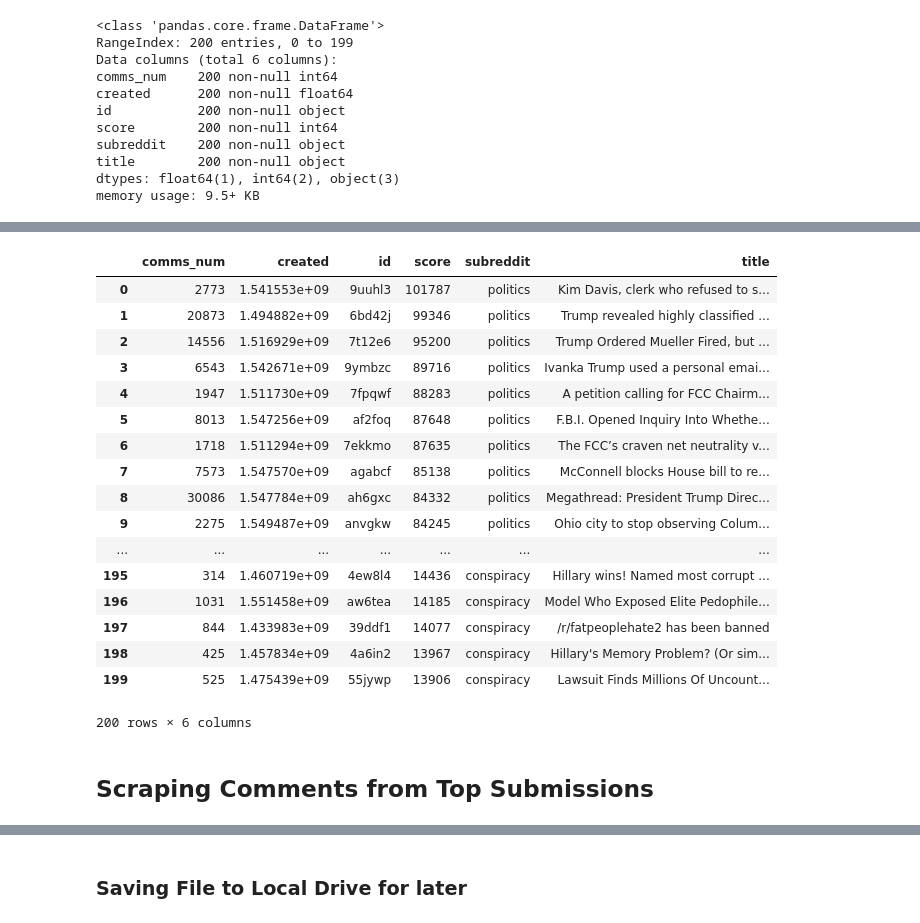
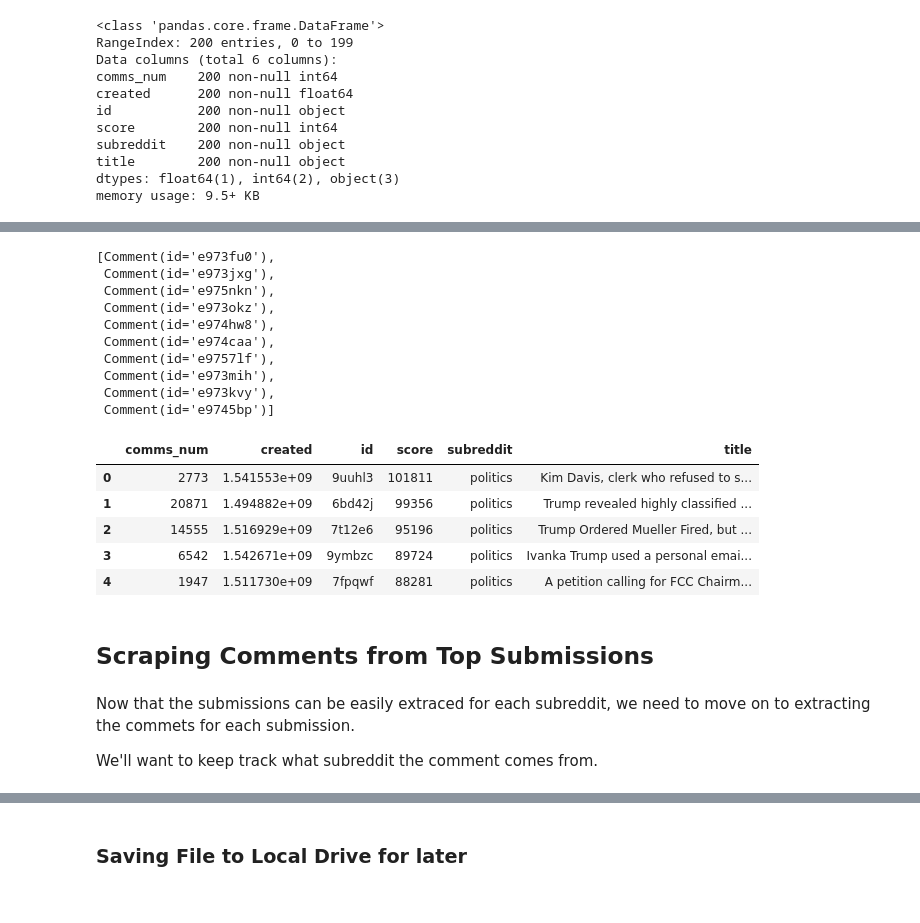
Before and after one commit to zdwhite/Thinkful-Unit-4, a Jupyter notebook: NLP_capstone_Data_Pipeline.ipynb, the cells around one changed output, grey strips where cells are left out. Drawn from its saved outputs; the diff is of its cells as text; code cells hidden in the pictures.

```diff
--- a/NLP_capstone_Data_Pipeline.ipynb
+++ b/NLP_capstone_Data_Pipeline.ipynb
@@ -119,26 +199,34 @@ reddit.submission(top_submissions['id'][0]).comments.list()
+# %%
+# This will grab all the comment id's for every submission ID
+# Notice that each submission contains a tree called (more comments)
+# This tree must be pruned for each submission ID
+reddit.submission(top_submissions['id'][0]).comments.list()[:10]
+# %% [output]
+[Comment(id='e973fu0'),
+ Comment(id='e973jxg'),
+ Comment(id='e975nkn'),
+ Comment(id='e973okz'),
+ Comment(id='e974hw8'),
+ Comment(id='e974caa'),
+ Comment(id='e9757lf'),
+ Comment(id='e973mih'),
+ Comment(id='e973kvy'),
+ Comment(id='e9745bp')]
 # %%
-top_submissions
+top_submissions.head()
 # %% [output]
 |  | comms_num | created | id | score | subreddit | title |
-| 0 | 2773 | 1.541553e+09 | 9uuhl3 | 101787 | politics | Kim Davis, clerk who refused to s... |
-| 1 | 20873 | 1.494882e+09 | 6bd42j | 99346 | politics | Trump revealed highly classified ... |
-| 2 | 14556 | 1.516929e+09 | 7t12e6 | 95200 | politics | Trump Ordered Mueller Fired, but ... |
-| 3 | 6543 | 1.542671e+09 | 9ymbzc | 89716 | politics | Ivanka Trump used a personal emai... |
-| 4 | 1947 | 1.511730e+09 | 7fpqwf | 88283 | politics | A petition calling for FCC Chairm... |
-| 5 | 8013 | 1.547256e+09 | af2foq | 87648 | politics | F.B.I. Opened Inquiry Into Whethe... |
-| 6 | 1718 | 1.511294e+09 | 7ekkmo | 87635 | politics | The FCC’s craven net neutrality v... |
-| 7 | 7573 | 1.547570e+09 | agabcf | 85138 | politics | McConnell blocks House bill to re... |
-| 8 | 30086 | 1.547784e+09 | ah6gxc | 84332 | politics | Megathread: President Trump Direc... |
-| 9 | 2275 | 1.549487e+09 | anvgkw | 84245 | politics | Ohio city to stop observing Colum... |
-| ... | ... | ... | ... | ... | ... | ... |
-| 195 | 314 | 1.460719e+09 | 4ew8l4 | 14436 | conspiracy | Hillary wins! Named most corrupt ... |
-| 196 | 1031 | 1.551458e+09 | aw6tea | 14185 | conspiracy | Model Who Exposed Elite Pedophile... |
-| 197 | 844 | 1.433983e+09 | 39ddf1 | 14077 | conspiracy | /r/fatpeoplehate2 has been banned |
-| 198 | 425 | 1.457834e+09 | 4a6in2 | 13967 | conspiracy | Hillary's Memory Problem? (Or sim... |
-| 199 | 525 | 1.475439e+09 | 55jywp | 13906 | conspiracy | Lawsuit Finds Millions Of Uncount... |
+| 0 | 2773 | 1.541553e+09 | 9uuhl3 | 101811 | politics | Kim Davis, clerk who refused to s... |
+| 1 | 20871 | 1.494882e+09 | 6bd42j | 99356 | politics | Trump revealed highly classified ... |
+| 2 | 14555 | 1.516929e+09 | 7t12e6 | 95196 | politics | Trump Ordered Mueller Fired, but ... |
+| 3 | 6542 | 1.542671e+09 | 9ymbzc | 89724 | politics | Ivanka Trump used a personal emai... |
+| 4 | 1947 | 1.511730e+09 | 7fpqwf | 88281 | politics | A petition calling for FCC Chairm... |
-200 rows × 6 columns
 # %% [markdown]
 ## Scraping Comments from Top Submissions
+# %% [markdown]
+Now that the submissions can be easily extraced for each subreddit, we need to move on to extracting the commets for each submission.
+
+We'll want to keep track what subreddit the comment comes from.
 # %%
 # Define a function that:
   # Takes in an array of submissions IDs
```
Also changed, not shown: parts of 64 cells of this notebook.
